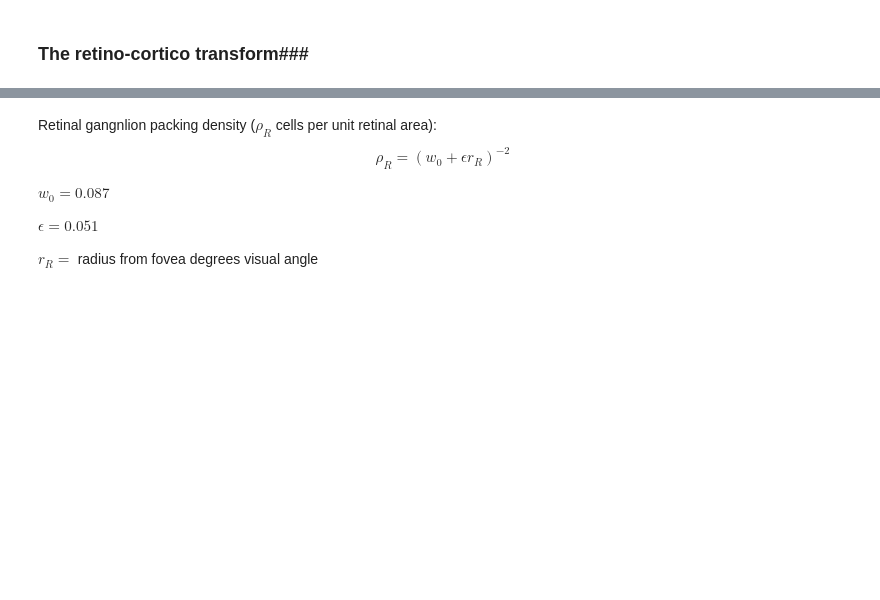
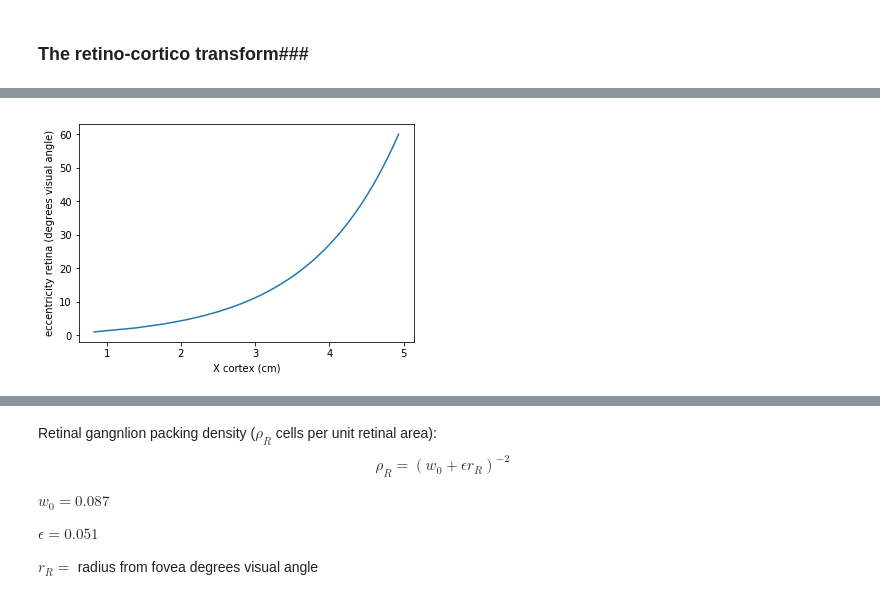
Before and after one commit to deanpospisil/ipython_nb, a Jupyter notebook: Spatial receptive fields in the ventral stream..ipynb, the cells around one changed output, grey strips where cells are left out. Cells and saved outputs as stored; diff of their text form; code cells hidden in the pictures; blank space fills up the shorter version.

```diff
--- a/Spatial receptive fields in the ventral stream..ipynb
+++ b/Spatial receptive fields in the ventral stream..ipynb
@@ -115,0 +130,14 @@ print(cmm2)
+# %%
+import numpy as np
+import matplotlib.pyplot as plt
+from scipy import stats
+%matplotlib inline
+
+lam = 1.2
+eps = np.linspace(1, 60)
+x = lam*np.log(1+eps)
+plt.plot(x, eps);
+plt.xlabel('X cortex (cm)');
+plt.ylabel('eccentricity retina (degrees visual angle)');
+# %% [output]
+[figure, added]
```
Also changed, not shown: parts of 5 cells of this notebook, 1 other file.
